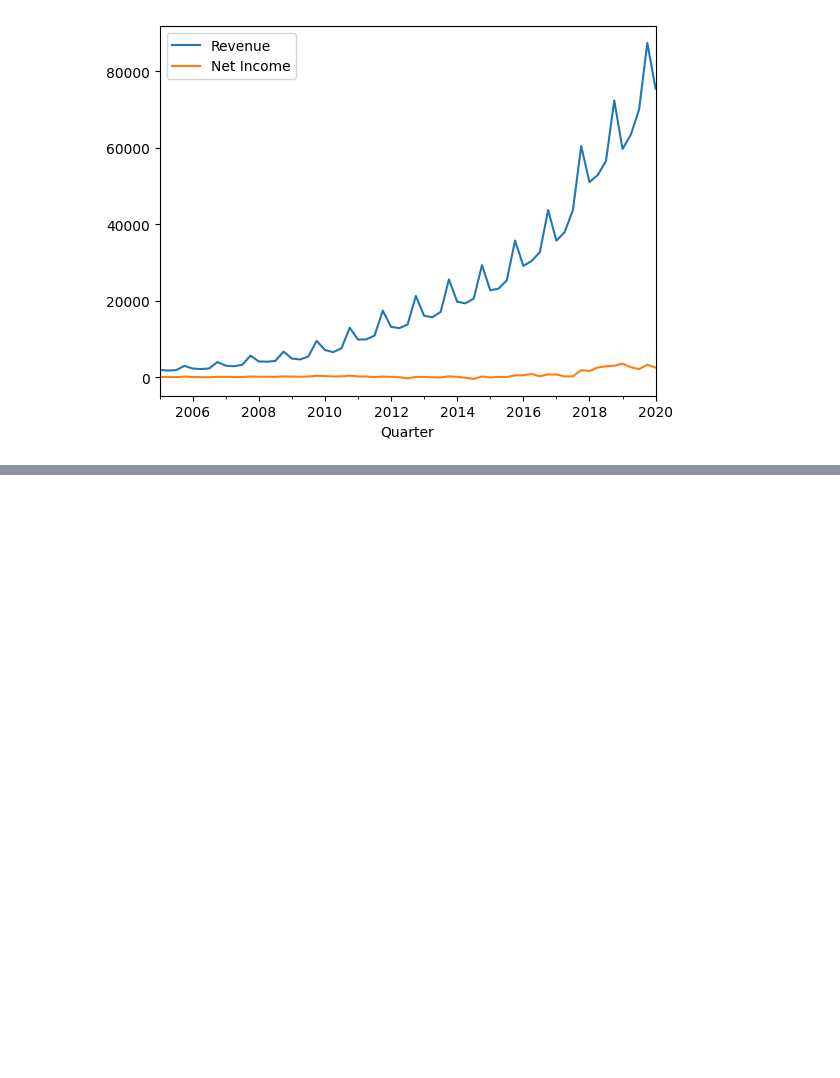
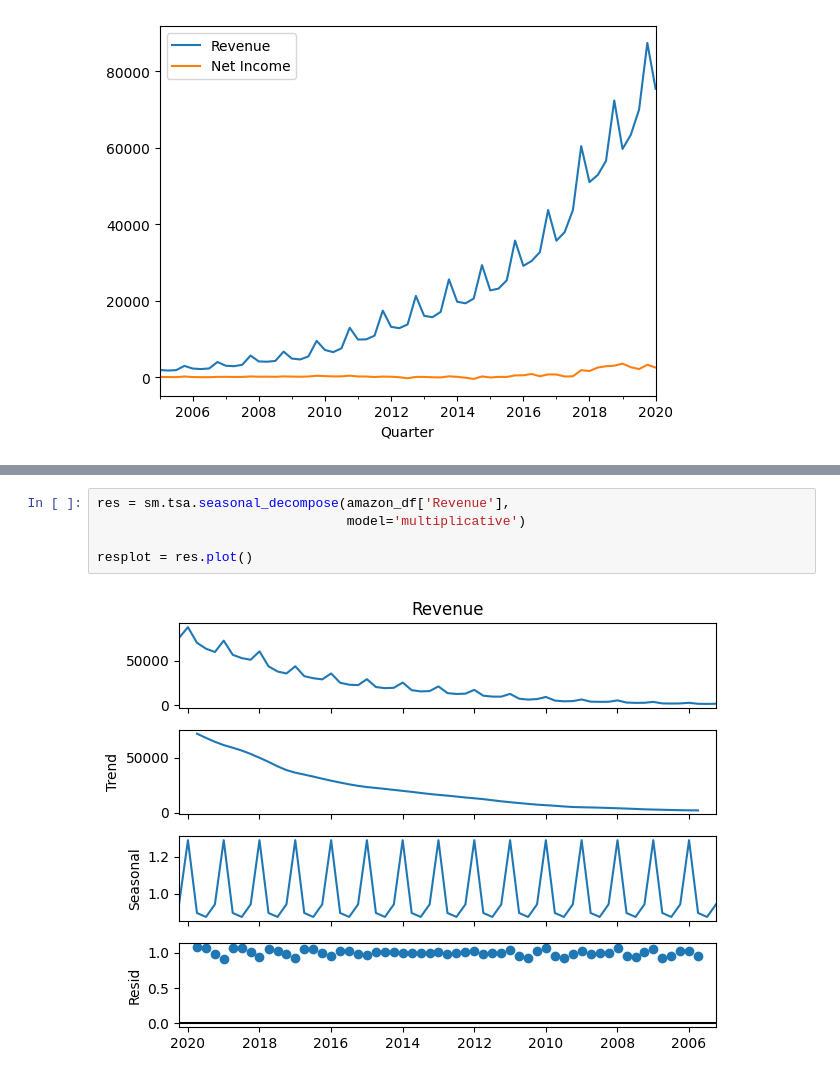
Before and after one commit to Aifedayo/Time-Series-Forecasting, a Jupyter notebook: src/notebook/timeseries_decompose.ipynb, the cells around one changed output, grey strips where cells are left out. Saved outputs shown, nothing was run; the diff lists cells and outputs as text; blank space fills up the shorter version.

```diff
--- a/src/notebook/timeseries_decompose.ipynb
+++ b/src/notebook/timeseries_decompose.ipynb
@@ -55,0 +72,7 @@ ValueError: Mime type rendering requires nbformat>=4.2.0 but it is not installed
+# %%
+res = sm.tsa.seasonal_decompose(amazon_df['Revenue'],
+                                model='multiplicative')
+
+resplot = res.plot()
+# %% [output]
+[figure, added]
```
Also changed, not shown: parts of 10 cells of this notebook, 1 other file.
